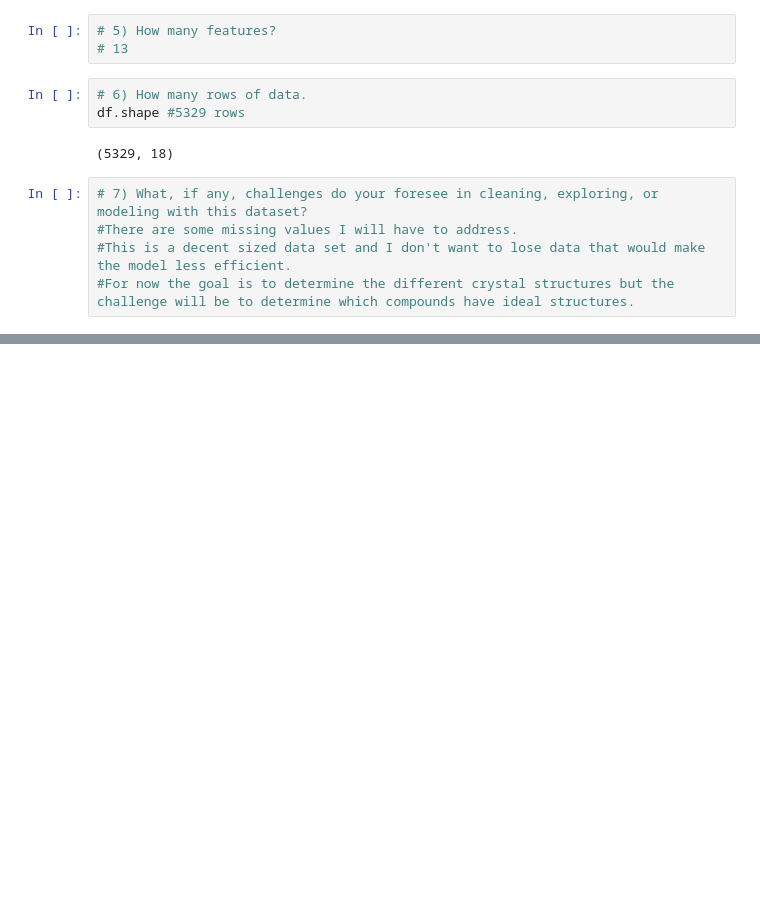
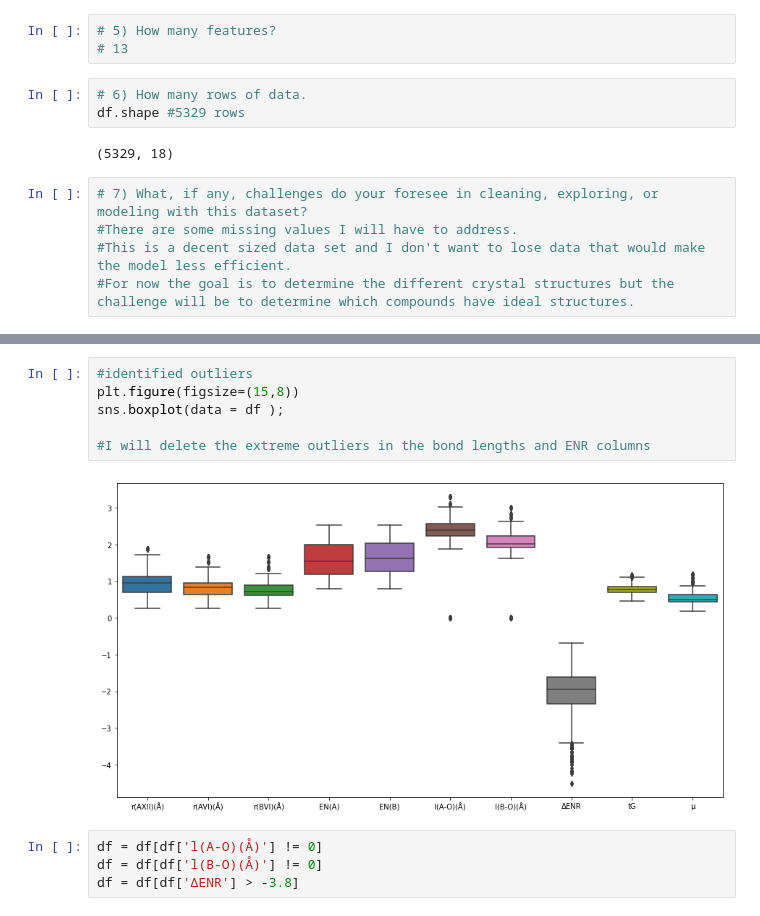
Before and after one commit to AGrantHewitt/Classification-Modeling, a Jupyter notebook: BioChemistry_Classifications.ipynb, the cells around one changed output, grey strips where cells are left out. Cells and saved outputs as stored; diff of their text form; blank space fills up the shorter version.

```diff
--- a/BioChemistry_Classifications.ipynb
+++ b/BioChemistry_Classifications.ipynb
@@ -88,0 +119,12 @@ d_f.shape #65188
+# %%
+#identified outliers
+plt.figure(figsize=(15,8))
+sns.boxplot(data = df );
+
+#I will delete the extreme outliers in the bond lengths and ENR columns
+# %% [output]
+[figure, added]
+# %%
+df = df[df['l(A-O)(Å)'] != 0]
+df = df[df['l(B-O)(Å)'] != 0]
+df = df[df['ΔENR'] > -3.8]
```
Also changed, not shown: parts of 18 cells of this notebook.
